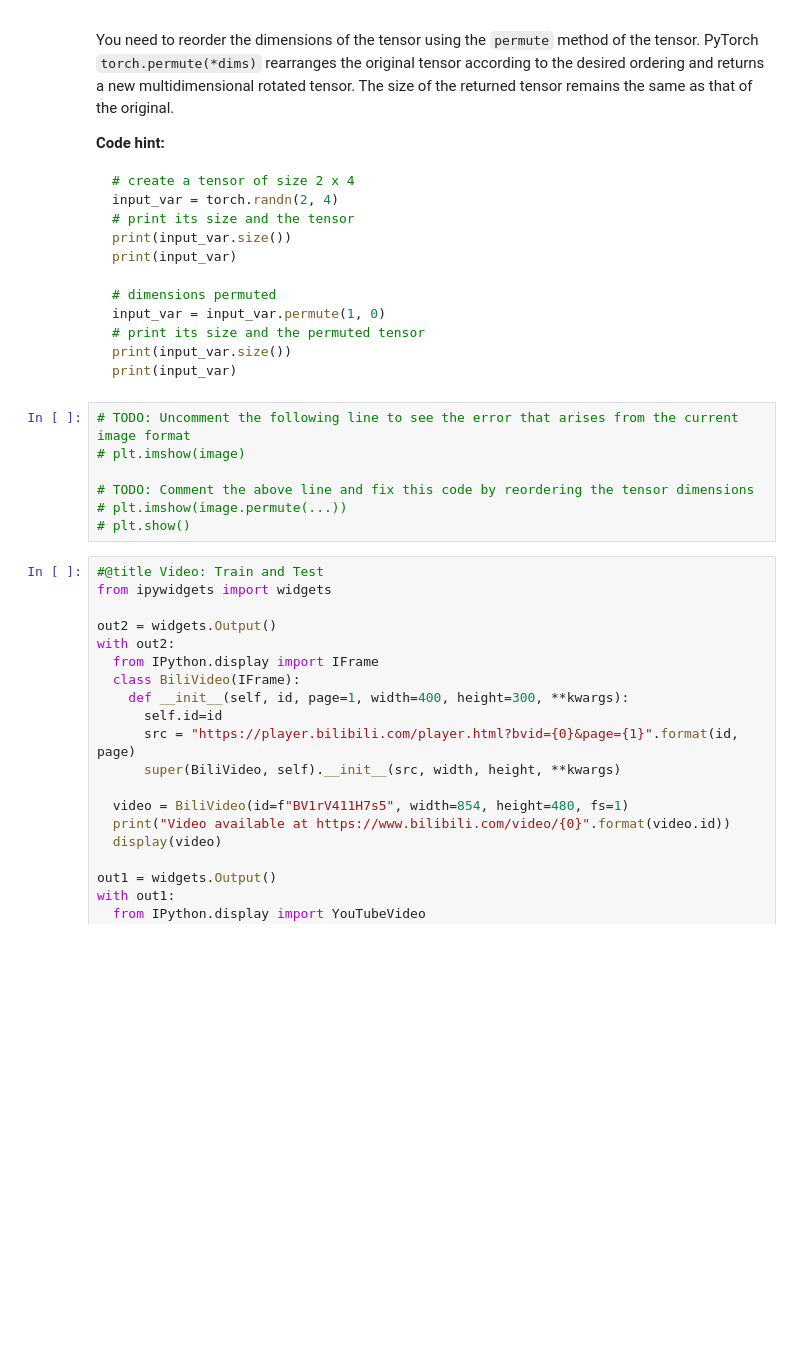
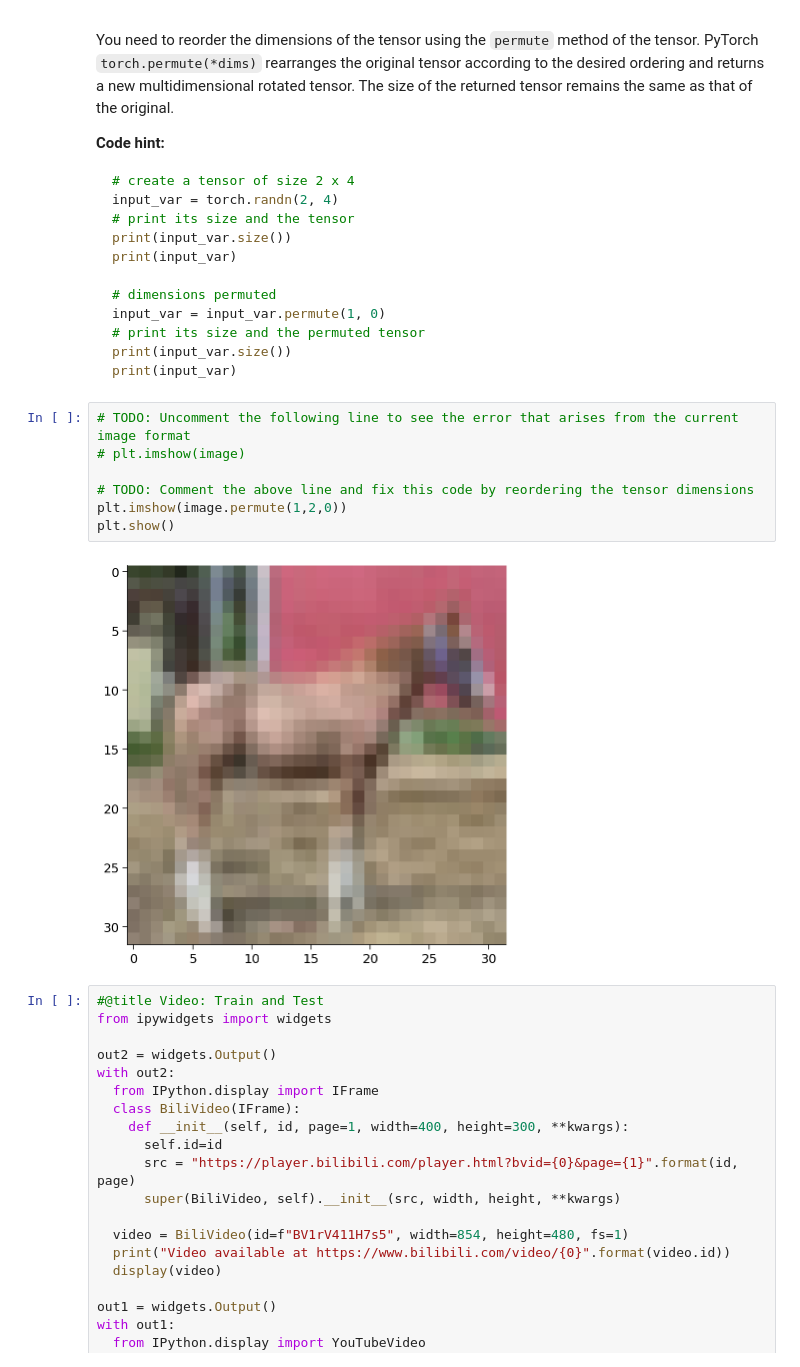
Before and after one commit to miltondp/k99_courses, a Jupyter notebook: cis_522/classes/01_17-week1/CIS_522_W1D1_Tutorial_–_Student_Version.ipynb, the cells around one changed output. Drawn from its saved outputs; the diff is of its cells as text; blank space fills up the shorter version.

```diff
--- a/cis_522/classes/01_17-week1/CIS_522_W1D1_Tutorial_–_Student_Version.ipynb
+++ b/cis_522/classes/01_17-week1/CIS_522_W1D1_Tutorial_–_Student_Version.ipynb
@@ -1336,10 +1336,12 @@ print(input_var)
 # %%
 # TODO: Uncomment the following line to see the error that arises from the current image format
 # plt.imshow(image)
 
 # TODO: Comment the above line and fix this code by reordering the tensor dimensions
-# plt.imshow(image.permute(...))
-# plt.show()
+plt.imshow(image.permute(1,2,0))
+plt.show()
+# %% [output]
+[figure, added]
 # %%
 #@title Video: Train and Test
 from ipywidgets import widgets
```
Also changed, not shown: parts of 2 cells of this notebook.
